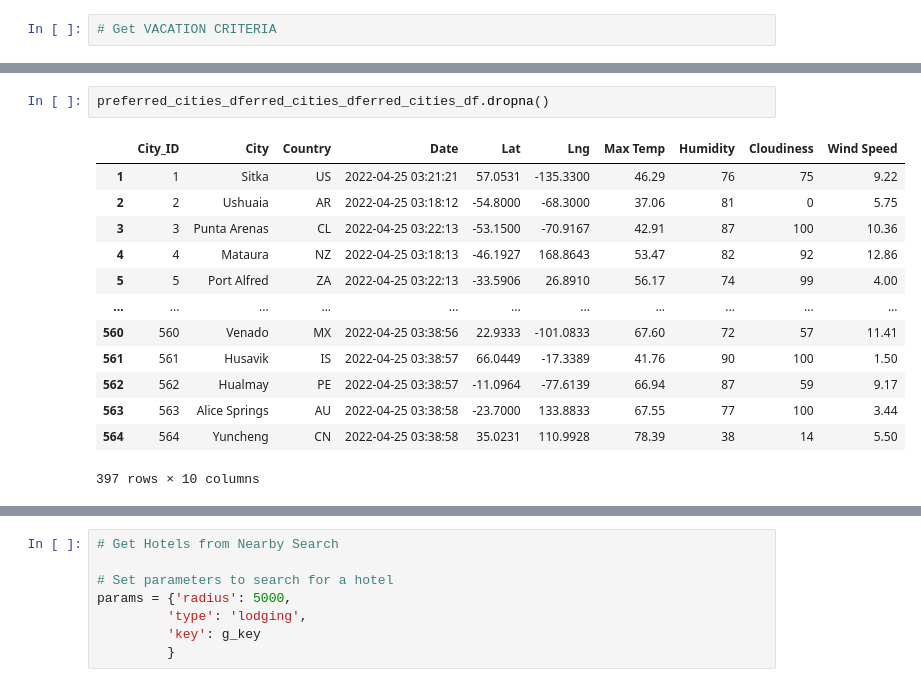
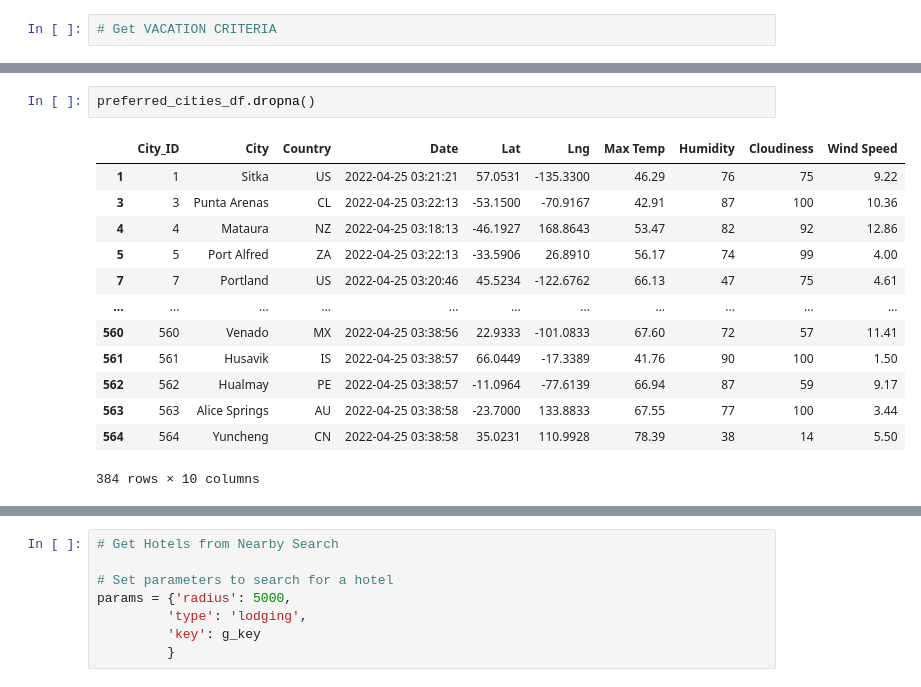
Before and after one commit to m-miley/World_Weather_Analysis, a Jupyter notebook: VacationPy.ipynb, the cells around one changed output, grey strips where cells are left out. Cells and saved outputs as stored; diff of their text form.

```diff
--- a/VacationPy.ipynb
+++ b/VacationPy.ipynb
@@ -158,20 +158,20 @@ Wind Speed    402
 dtype: int64
 # %%
-preferred_cities_dferred_cities_dferred_cities_df.dropna()
+preferred_cities_df.dropna()
 # %% [output]
 |  | City_ID | City | Country | Date | Lat | Lng | Max Temp | Humidity | Cloudiness | Wind Speed |
 | 1 | 1 | Sitka | US | 2022-04-25 03:21:21 | 57.0531 | -135.3300 | 46.29 | 76 | 75 | 9.22 |
-| 2 | 2 | Ushuaia | AR | 2022-04-25 03:18:12 | -54.8000 | -68.3000 | 37.06 | 81 | 0 | 5.75 |
 | 3 | 3 | Punta Arenas | CL | 2022-04-25 03:22:13 | -53.1500 | -70.9167 | 42.91 | 87 | 100 | 10.36 |
 | 4 | 4 | Mataura | NZ | 2022-04-25 03:18:13 | -46.1927 | 168.8643 | 53.47 | 82 | 92 | 12.86 |
 | 5 | 5 | Port Alfred | ZA | 2022-04-25 03:22:13 | -33.5906 | 26.8910 | 56.17 | 74 | 99 | 4.00 |
+| 7 | 7 | Portland | US | 2022-04-25 03:20:46 | 45.5234 | -122.6762 | 66.13 | 47 | 75 | 4.61 |
 | ... | ... | ... | ... | ... | ... | ... | ... | ... | ... | ... |
 | 560 | 560 | Venado | MX | 2022-04-25 03:38:56 | 22.9333 | -101.0833 | 67.60 | 72 | 57 | 11.41 |
 | 561 | 561 | Husavik | IS | 2022-04-25 03:38:57 | 66.0449 | -17.3389 | 41.76 | 90 | 100 | 1.50 |
 | 562 | 562 | Hualmay | PE | 2022-04-25 03:38:57 | -11.0964 | -77.6139 | 66.94 | 87 | 59 | 9.17 |
 | 563 | 563 | Alice Springs | AU | 2022-04-25 03:38:58 | -23.7000 | 133.8833 | 67.55 | 77 | 100 | 3.44 |
 | 564 | 564 | Yuncheng | CN | 2022-04-25 03:38:58 | 35.0231 | 110.9928 | 78.39 | 38 | 14 | 5.50 |
-397 rows × 10 columns
+384 rows × 10 columns
 # %%
 # Create a DataFrame called hotel_df to store hotel names along with city, country, max temp, and coordinates
 hotel_df = preferred_cities_df[['City', 'Country', 'Max Temp', 'Lat', 'Lng']].copy()
```
Also changed, not shown: parts of 8 cells of this notebook, 1 other file.
